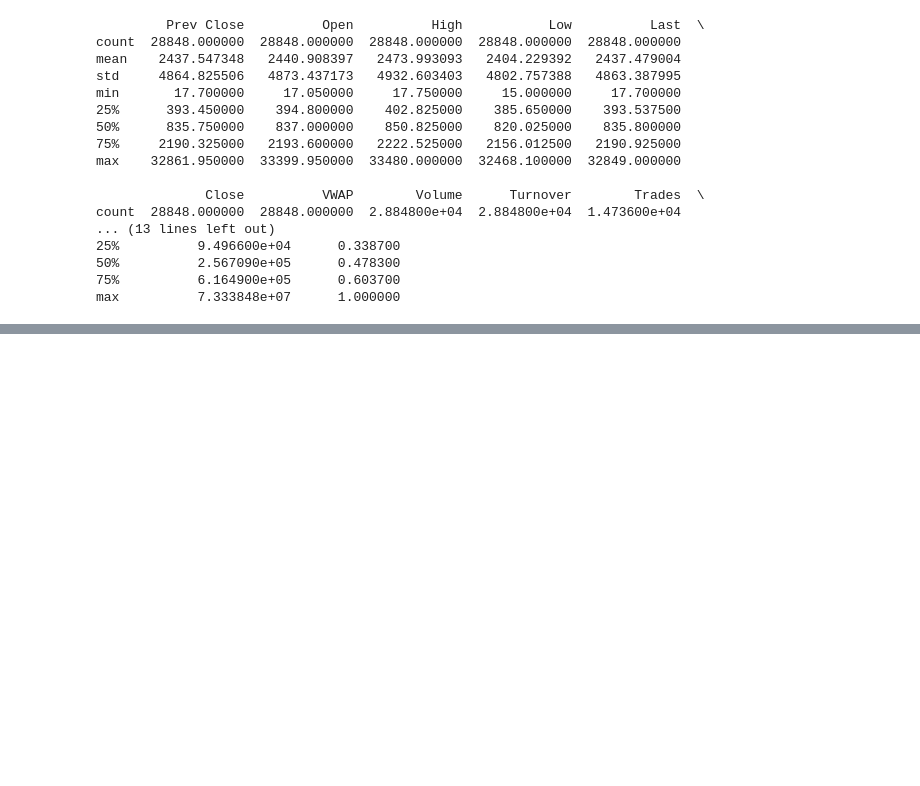
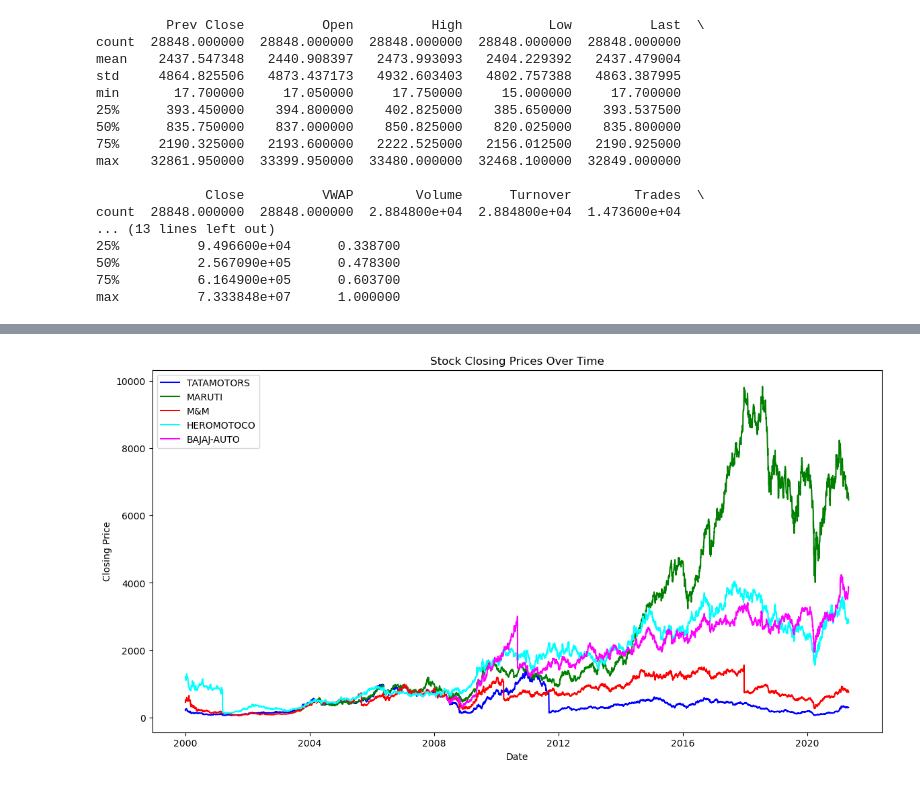
Before and after one commit to rohanvitrouthu/sectoralstockanalysis, a Jupyter notebook: EDA/Automobile_EDA.ipynb, the cells around one changed output, grey strips where cells are left out. Saved outputs shown, nothing was run; the diff lists cells and outputs as text; code cells hidden in the pictures; blank space fills up the shorter version.

```diff
--- a/EDA/Automobile_EDA.ipynb
+++ b/EDA/Automobile_EDA.ipynb
@@ -131,0 +171,27 @@ plt.show()
+# %%
+# Load the dataset
+df = pd.read_csv('./Data/Automobile.csv', parse_dates=['Date'])
+
+# Convert 'Date' column to datetime format
+df['Date'] = pd.to_datetime(df['Date'])
+
+# Set the 'Date' column as the index
+df.set_index('Date', inplace=True)
+
+# Filter the DataFrame for each stock and plot
+stocks = ['TATAMOTORS', 'MARUTI', 'M&M', 'HEROMOTOCO', 'BAJAJ-AUTO']
+colors = ['blue', 'green', 'red', 'cyan', 'magenta']  # Assign a color to each stock
+
+plt.figure(figsize=(14, 7))
+
+for stock, color in zip(stocks, colors):
+    stock_df = df[df['Symbol'] == stock]
+    plt.plot(stock_df.index, stock_df['Close'], label=stock, color=color)
+
+plt.title('Stock Closing Prices Over Time')
+plt.xlabel('Date')
+plt.ylabel('Closing Price')
+plt.legend()
+plt.show()
+# %% [output]
+[figure, added]
```
Also changed, not shown: parts of 22 cells of this notebook.
